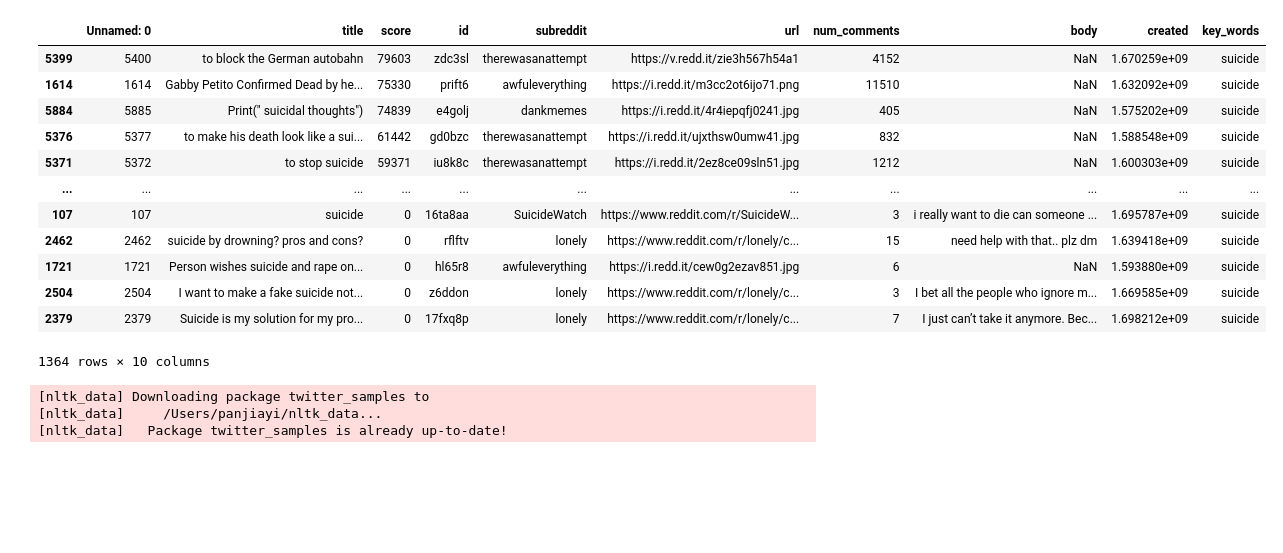
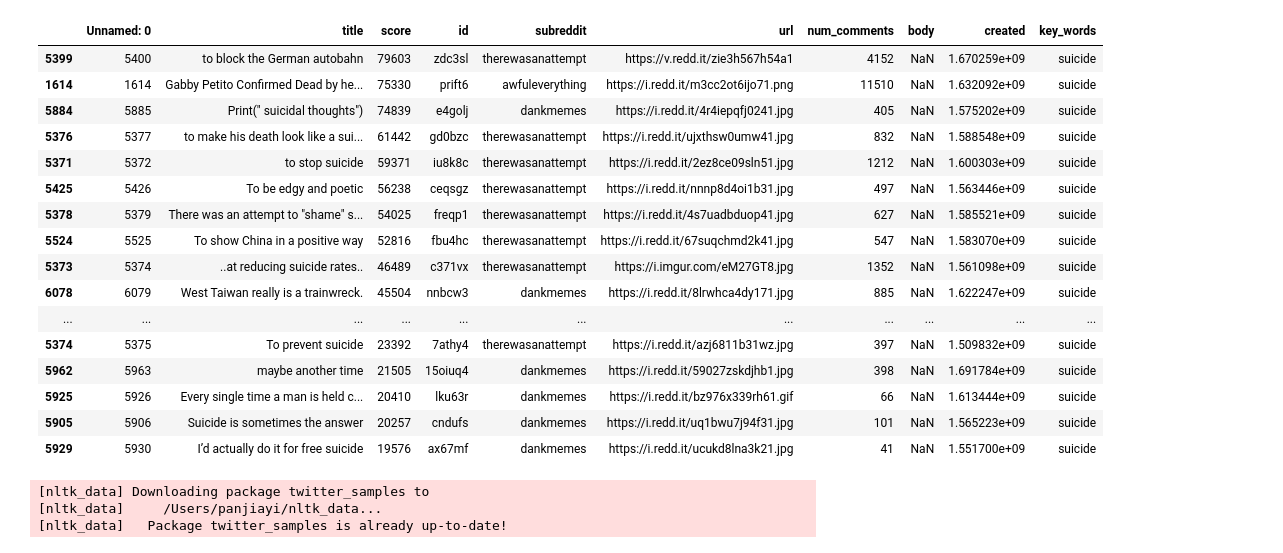
Before and after one commit to jellyfish45/Reddit-Crawler-Data, a Jupyter notebook: posts_influence.ipynb, the cells around one changed output. Drawn from its saved outputs; the diff is of its cells as text; code cells hidden in the pictures; blank space fills up the shorter version.

```diff
--- a/posts_influence.ipynb
+++ b/posts_influence.ipynb
@@ -10,24 +10,28 @@ reddit = praw.Reddit(
 # %%
 posts=pd.read_csv('suicide.csv')
 posts=posts.loc[(posts.key_words=='suicide') ]    #Only analyze 'suicide', narrow the range.
 posts=posts.sort_values(by='score', ascending=False)  #Score means upvoting numbers
 posts_sub=posts.loc[posts.subreddit=='SuicideWatch'].sort_values(by='score', ascending=False)
 posts_sub
-posts
+posts.head(50)
 # %% [output]
 |  | Unnamed: 0 | title | score | id | subreddit | url | num_comments | body | created | key_words |
 | 5399 | 5400 | to block the German autobahn | 79603 | zdc3sl | therewasanattempt | https://v.redd.it/zie3h567h54a1 | 4152 | NaN | 1.670259e+09 | suicide |
 | 1614 | 1614 | Gabby Petito Confirmed Dead by he... | 75330 | prift6 | awfuleverything | https://i.redd.it/m3cc2ot6ijo71.png | 11510 | NaN | 1.632092e+09 | suicide |
 | 5884 | 5885 | Print(" suicidal thoughts") | 74839 | e4golj | dankmemes | https://i.redd.it/4r4iepqfj0241.jpg | 405 | NaN | 1.575202e+09 | suicide |
 | 5376 | 5377 | to make his death look like a sui... | 61442 | gd0bzc | therewasanattempt | https://i.redd.it/ujxthsw0umw41.jpg | 832 | NaN | 1.588548e+09 | suicide |
 | 5371 | 5372 | to stop suicide | 59371 | iu8k8c | therewasanattempt | https://i.redd.it/2ez8ce09sln51.jpg | 1212 | NaN | 1.600303e+09 | suicide |
+| 5425 | 5426 | To be edgy and poetic | 56238 | ceqsgz | therewasanattempt | https://i.redd.it/nnnp8d4oi1b31.jpg | 497 | NaN | 1.563446e+09 | suicide |
+| 5378 | 5379 | There was an attempt to "shame" s... | 54025 | freqp1 | therewasanattempt | https://i.redd.it/4s7uadbduop41.jpg | 627 | NaN | 1.585521e+09 | suicide |
+| 5524 | 5525 | To show China in a positive way | 52816 | fbu4hc | therewasanattempt | https://i.redd.it/67suqchmd2k41.jpg | 547 | NaN | 1.583070e+09 | suicide |
+| 5373 | 5374 | ..at reducing suicide rates.. | 46489 | c371vx | therewasanattempt | https://i.imgur.com/eM27GT8.jpg | 1352 | NaN | 1.561098e+09 | suicide |
+| 6078 | 6079 | West Taiwan really is a trainwreck. | 45504 | nnbcw3 | dankmemes | https://i.redd.it/8lrwhca4dy171.jpg | 885 | NaN | 1.622247e+09 | suicide |
 | ... | ... | ... | ... | ... | ... | ... | ... | ... | ... | ... |
-| 107 | 107 | suicide | 0 | 16ta8aa | SuicideWatch | https://www.reddit.com/r/SuicideW... | 3 | i really want to die can someone ... | 1.695787e+09 | suicide |
-| 2462 | 2462 | suicide by drowning? pros and cons? | 0 | rflftv | lonely | https://www.reddit.com/r/lonely/c... | 15 | need help with that.. plz dm | 1.639418e+09 | suicide |
-| 1721 | 1721 | Person wishes suicide and rape on... | 0 | hl65r8 | awfuleverything | https://i.redd.it/cew0g2ezav851.jpg | 6 | NaN | 1.593880e+09 | suicide |
-| 2504 | 2504 | I want to make a fake suicide not... | 0 | z6ddon | lonely | https://www.reddit.com/r/lonely/c... | 3 | I bet all the people who ignore m... | 1.669585e+09 | suicide |
-| 2379 | 2379 | Suicide is my solution for my pro... | 0 | 17fxq8p | lonely | https://www.reddit.com/r/lonely/c... | 7 | I just can’t take it anymore. Bec... | 1.698212e+09 | suicide |
+| 5374 | 5375 | To prevent suicide | 23392 | 7athy4 | therewasanattempt | https://i.redd.it/azj6811b31wz.jpg | 397 | NaN | 1.509832e+09 | suicide |
+| 5962 | 5963 | maybe another time | 21505 | 15oiuq4 | dankmemes | https://i.redd.it/59027zskdjhb1.jpg | 398 | NaN | 1.691784e+09 | suicide |
+| 5925 | 5926 | Every single time a man is held c... | 20410 | lku63r | dankmemes | https://i.redd.it/bz976x339rh61.gif | 66 | NaN | 1.613444e+09 | suicide |
+| 5905 | 5906 | Suicide is sometimes the answer | 20257 | cndufs | dankmemes | https://i.redd.it/uq1bwu7j94f31.jpg | 101 | NaN | 1.565223e+09 | suicide |
+| 5929 | 5930 | I’d actually do it for free suicide | 19576 | ax67mf | dankmemes | https://i.redd.it/ucukd8lna3k21.jpg | 41 | NaN | 1.551700e+09 | suicide |
-1364 rows × 10 columns
 # %%
 import nltk                                # Python library for NLP
 from nltk.corpus import twitter_samples    # sample Twitter dataset from NLTK
```
Also changed, not shown: parts of 33 cells of this notebook, 6 other files.
